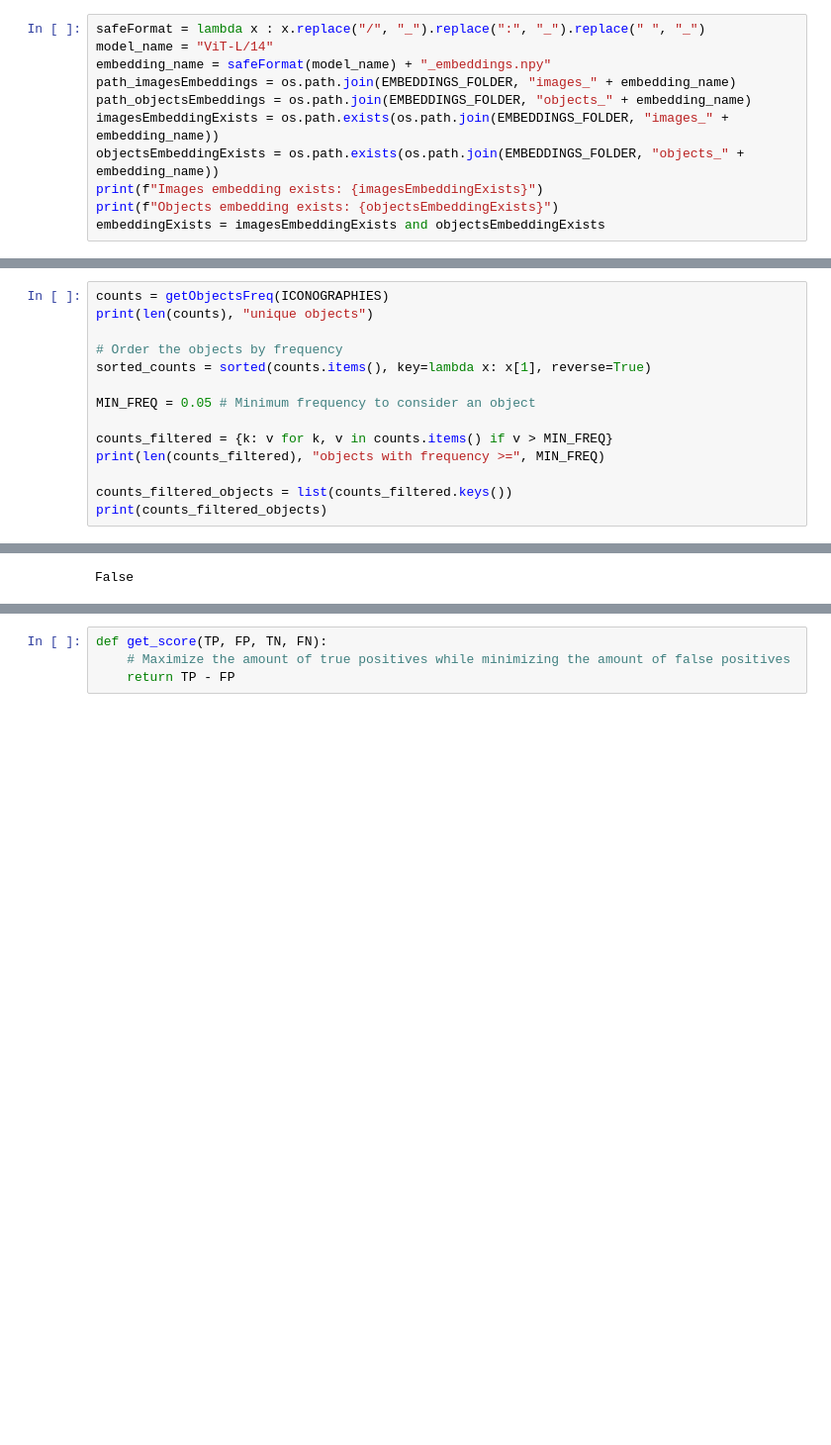
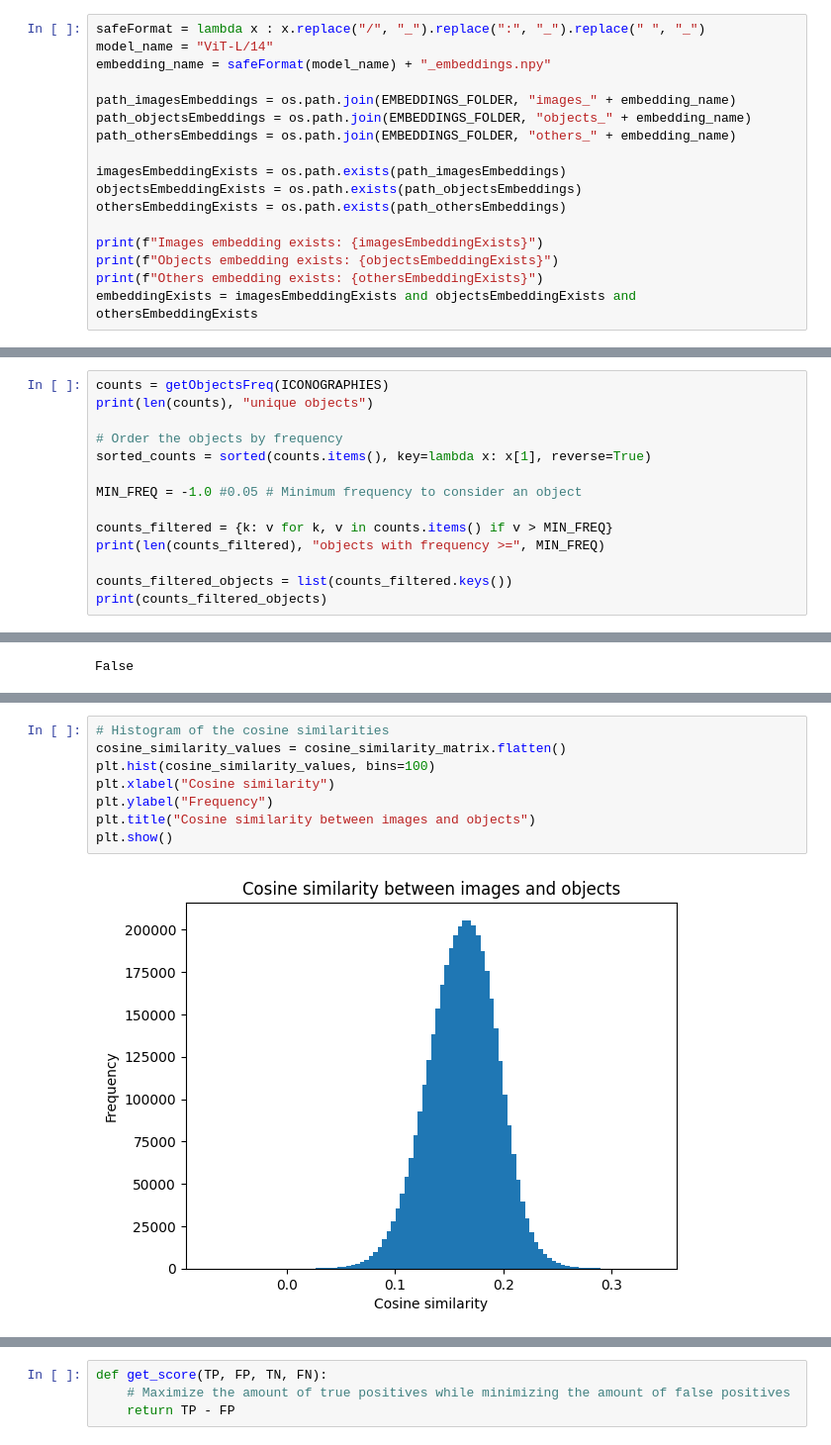
Before and after one commit to on-victorrijks/Museum-Search-Engine, a Jupyter notebook: public/notebooks/clues.ipynb, the cells around one changed output, grey strips where cells are left out. Shown at 99% size. Saved outputs shown, nothing was run; the diff lists cells and outputs as text; blank space fills up the shorter version.

```diff
--- a/public/notebooks/clues.ipynb
+++ b/public/notebooks/clues.ipynb
@@ -99,11 +99,17 @@ def get_image_path_from_recordID(dataset, recordID):
 safeFormat = lambda x : x.replace("/", "_").replace(":", "_").replace(" ", "_")
 model_name = "ViT-L/14"
 embedding_name = safeFormat(model_name) + "_embeddings.npy"
+
 path_imagesEmbeddings = os.path.join(EMBEDDINGS_FOLDER, "images_" + embedding_name)
 path_objectsEmbeddings = os.path.join(EMBEDDINGS_FOLDER, "objects_" + embedding_name)
-imagesEmbeddingExists = os.path.exists(os.path.join(EMBEDDINGS_FOLDER, "images_" + embedding_name))
-objectsEmbeddingExists = os.path.exists(os.path.join(EMBEDDINGS_FOLDER, "objects_" + embedding_name))
+path_othersEmbeddings = os.path.join(EMBEDDINGS_FOLDER, "others_" + embedding_name)
+
+imagesEmbeddingExists = os.path.exists(path_imagesEmbeddings)
+objectsEmbeddingExists = os.path.exists(path_objectsEmbeddings)
+othersEmbeddingExists = os.path.exists(path_othersEmbeddings)
+
 print(f"Images embedding exists: {imagesEmbeddingExists}")
 print(f"Objects embedding exists: {objectsEmbeddingExists}")
-embeddingExists = imagesEmbeddingExists and objectsEmbeddingExists
+print(f"Others embedding exists: {othersEmbeddingExists}")
+embeddingExists = imagesEmbeddingExists and objectsEmbeddingExists and othersEmbeddingExists
 # %% [output]
@@ -249,7 +256,7 @@ print(len(counts), "unique objects")
 # Order the objects by frequency
 sorted_counts = sorted(counts.items(), key=lambda x: x[1], reverse=True)
 
-MIN_FREQ = 0.05 # Minimum frequency to consider an object
+MIN_FREQ = -1.0 #0.05 # Minimum frequency to consider an object
 
 counts_filtered = {k: v for k, v in counts.items() if v > MIN_FREQ}
 print(len(counts_filtered), "objects with frequency >=", MIN_FREQ)
@@ -380,3 +433,13 @@ print(cosine_similarity_matrix.mean(), cosine_similarity_matrix.std())
+# %%
+# Histogram of the cosine similarities
+cosine_similarity_values = cosine_similarity_matrix.flatten()
+plt.hist(cosine_similarity_values, bins=100)
+plt.xlabel("Cosine similarity")
+plt.ylabel("Frequency")
+plt.title("Cosine similarity between images and objects")
+plt.show()
+# %% [output]
+[figure, added]
 # %%
 from scipy.sparse import lil_matrix
 # Sparse matrix: recordID x object
```
Also changed, not shown: parts of 11 cells of this notebook, 9 other files.
